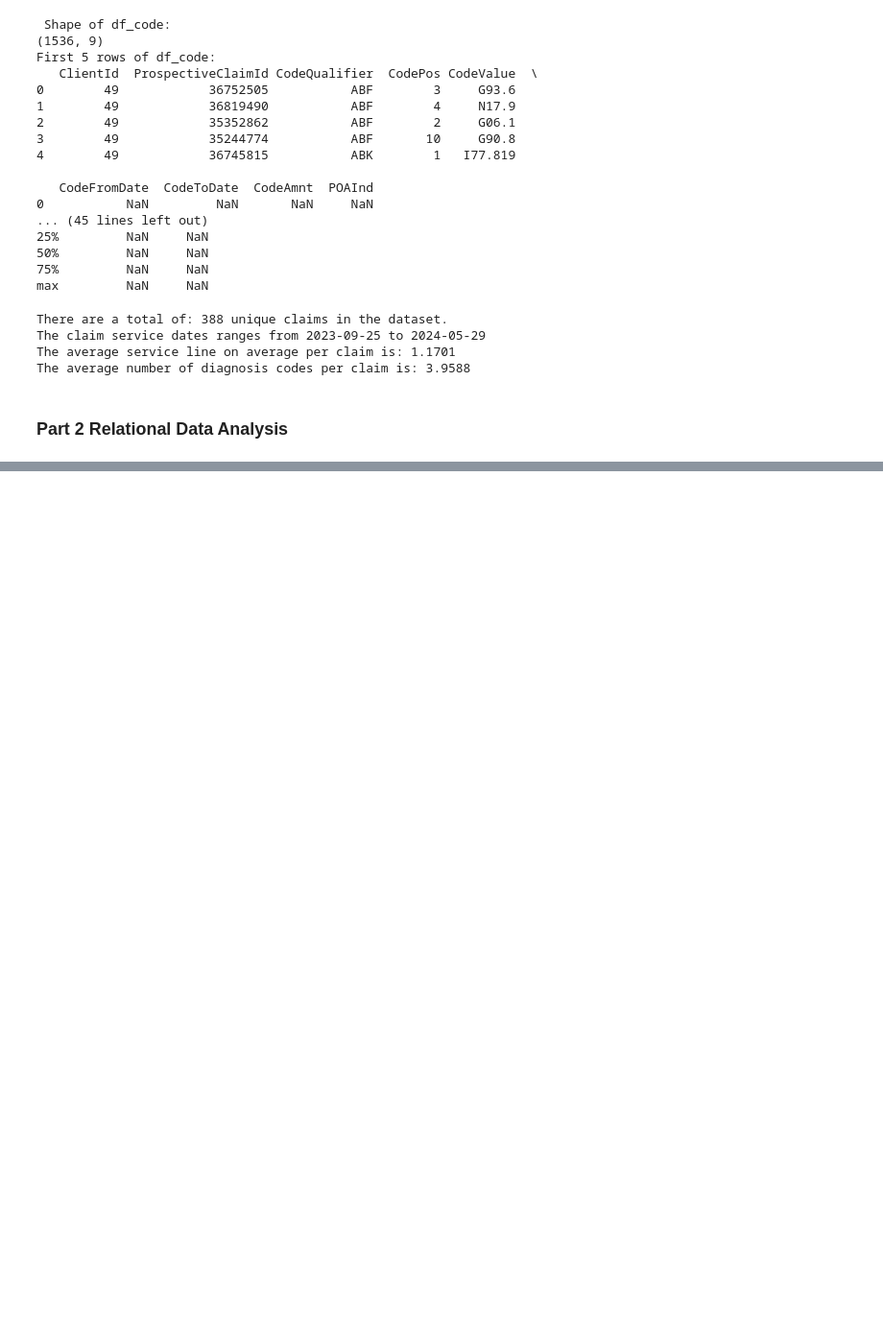
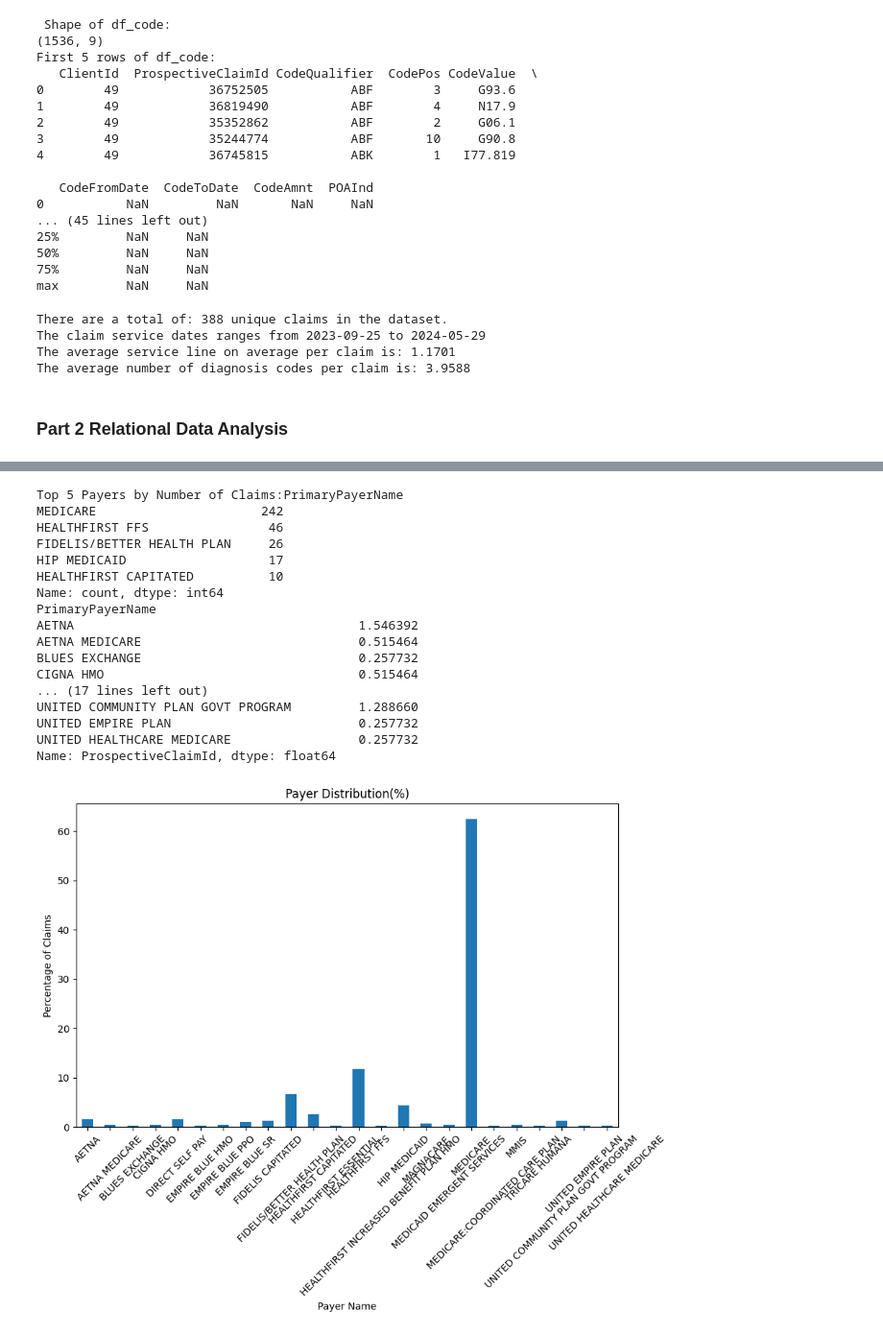
Before and after one commit to xiaohongchen01/claims_analysis, a Jupyter notebook: notebooks/claims_analysis.ipynb, the cells around one changed output, grey strips where cells are left out. Shown at 96% size. Cells and saved outputs as stored; diff of their text form; code cells hidden in the pictures; blank space fills up the shorter version.

```diff
--- a/notebooks/claims_analysis.ipynb
+++ b/notebooks/claims_analysis.ipynb
@@ -145,0 +151,35 @@ ImportError: matplotlib is required for plotting when the default backend "matpl
+# %%
+# Question 2: Payer Mix Analysis
+top5_payers = df_header['PrimaryPayerName'].value_counts().nlargest(5)
+print(f'Top 5 Payers by Number of Claims:{top5_payers}')
+
+
+claimsper_payer = df_header.groupby('PrimaryPayerName')['ProspectiveClaimId'].count()
+payer_distribution = (claimsper_payer / claimsper_payer.sum()) * 100
+print(payer_distribution)
+
+# plot bar chart showing payer distribution
+payer_distribution.plot(kind='bar', figsize=(10,6), title = 'Payer Distribution(%)')
+plt.xlabel('Payer Name')
+plt.xticks(rotation=45)
+plt.ylabel('Percentage of Claims')
+plt.show()
+# %% [output]
+Top 5 Payers by Number of Claims:PrimaryPayerName
+MEDICARE                      242
+HEALTHFIRST FFS                46
+FIDELIS/BETTER HEALTH PLAN     26
+HIP MEDICAID                   17
+HEALTHFIRST CAPITATED          10
+Name: count, dtype: int64
+PrimaryPayerName
+AETNA                                      1.546392
+AETNA MEDICARE                             0.515464
+BLUES EXCHANGE                             0.257732
+CIGNA HMO                                  0.515464
+... (17 lines left out)
+UNITED COMMUNITY PLAN GOVT PROGRAM         1.288660
+UNITED EMPIRE PLAN                         0.257732
+UNITED HEALTHCARE MEDICARE                 0.257732
+Name: ProspectiveClaimId, dtype: float64
+[figure, added]
```
Also changed, not shown: parts of 10 cells of this notebook.
